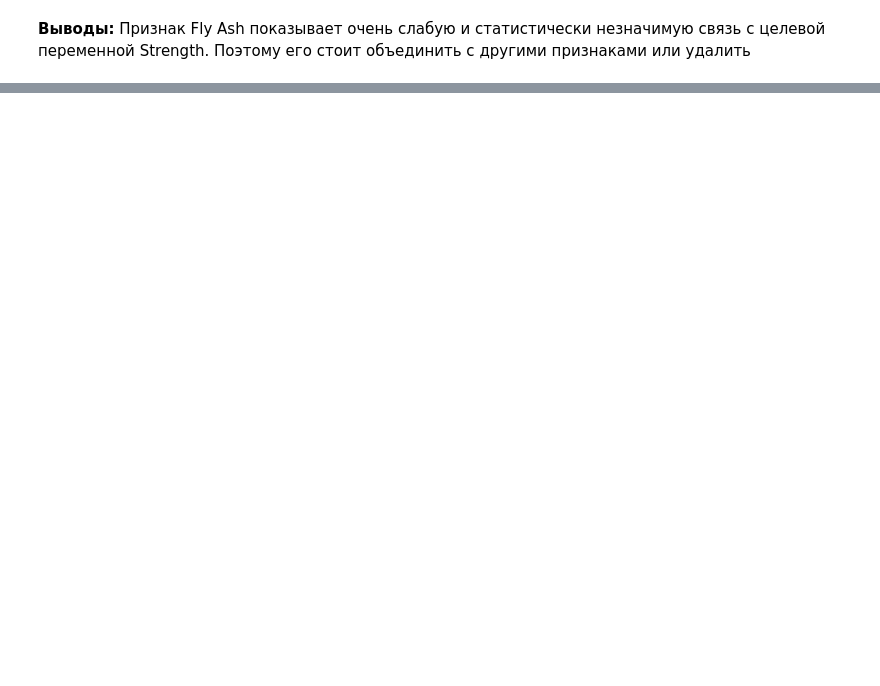
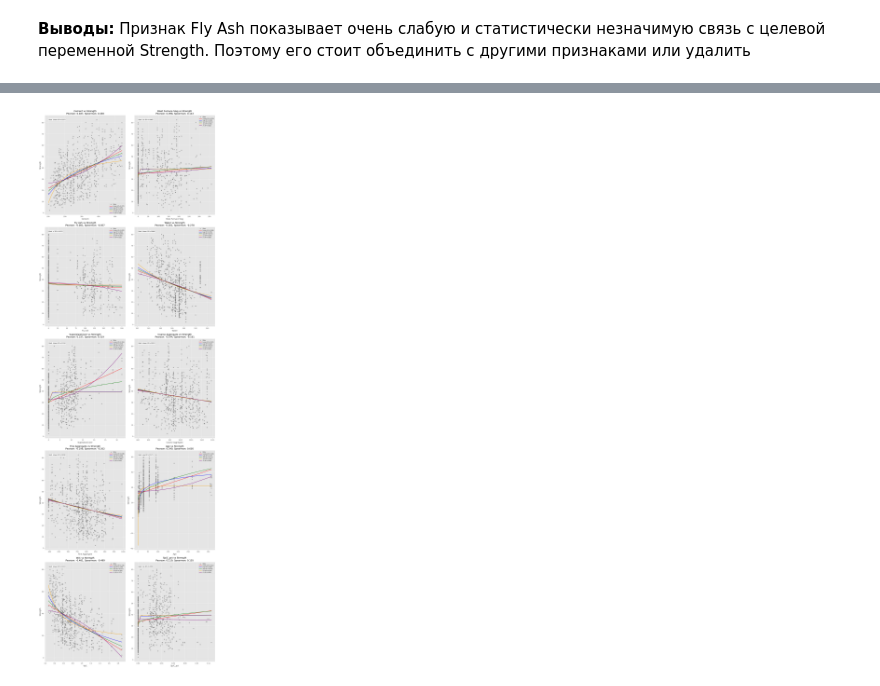
Before and after one commit to ProninPV/ml-regression_concrete-strength, a Jupyter notebook: notebooks/03_Data_loading_and_preprocessing.ipynb, the cells around one changed output, grey strips where cells are left out. Drawn from its saved outputs; the diff is of its cells as text; code cells hidden in the pictures; blank space fills up the shorter version.

```diff
--- a/notebooks/03_Data_loading_and_preprocessing.ipynb
+++ b/notebooks/03_Data_loading_and_preprocessing.ipynb
@@ -385,3 +201,9 @@ ml_utilsюvisualize_feature_analysis(df_corr_target)
 # %%
-results = plot_feature_trends(df_train_feat, features, target='Strength', figsize=(16, 50), alpha=0.25)
-results
+# Визуализируем тренды зависимостей таргета от признаков
+df_trend_results = ml_utils.plot_feature_trends(df_train_feat,
+                                                config,
+                                                target='Strength',
+                                                figsize=(16, 50),
+                                                alpha=0.25)
+# %% [output]
+[figure, added]
```
Also changed, not shown: parts of 8 cells of this notebook, 4 other files.
